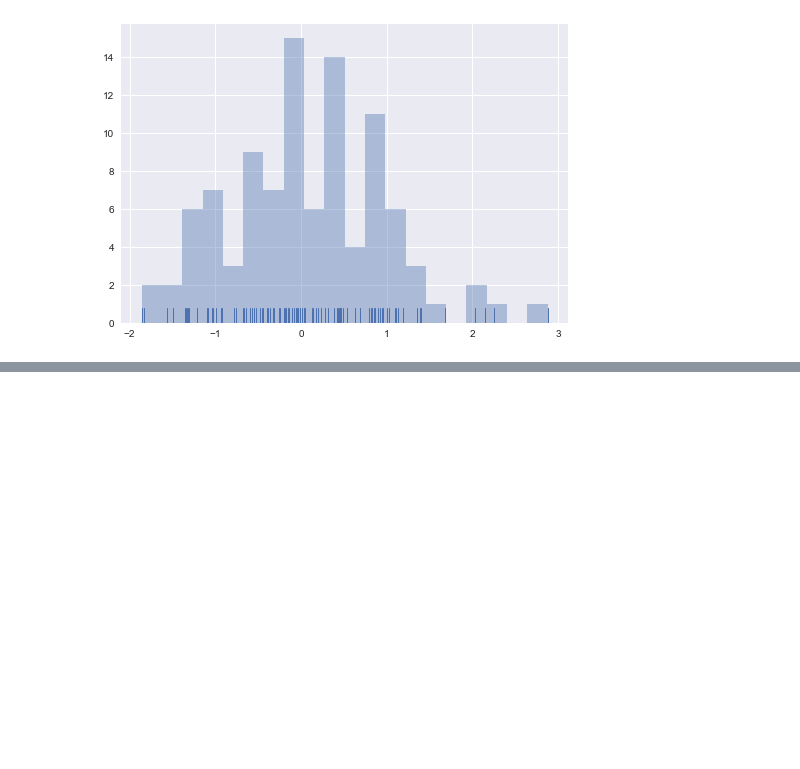
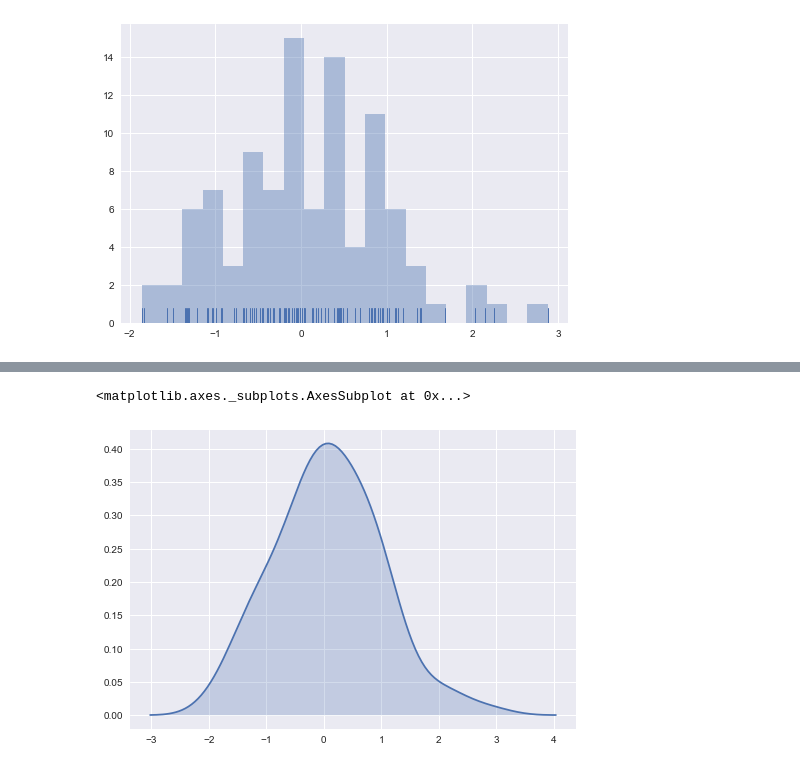
Before and after one commit to dddragons/kaggle-titanic, a Jupyter notebook: dddragons-seaborn-exercises-plotting.ipynb, the cells around one changed output, grey strips where cells are left out. Drawn from its saved outputs; the diff is of its cells as text; code cells hidden in the pictures; blank space fills up the shorter version.

```diff
--- a/dddragons-seaborn-exercises-plotting.ipynb
+++ b/dddragons-seaborn-exercises-plotting.ipynb
@@ -28,0 +34,5 @@ sns.distplot(x, bins=20, kde=False, rug=True)
+# %%
+sns.kdeplot(x, shade=True)
+# %% [output]
+<matplotlib.axes._subplots.AxesSubplot at 0x...>
+[figure, added]
```
Also changed, not shown: parts of 20 cells of this notebook.
